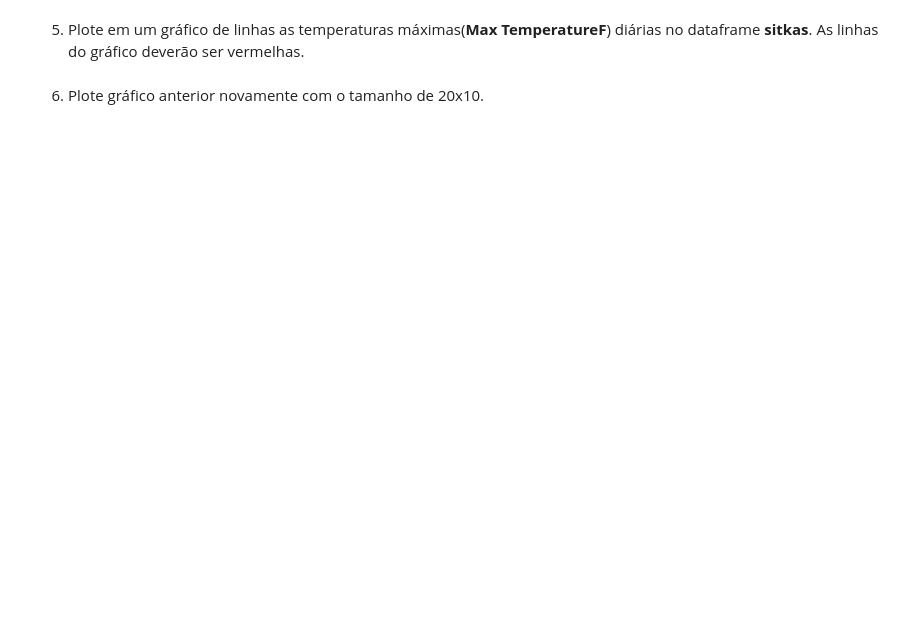
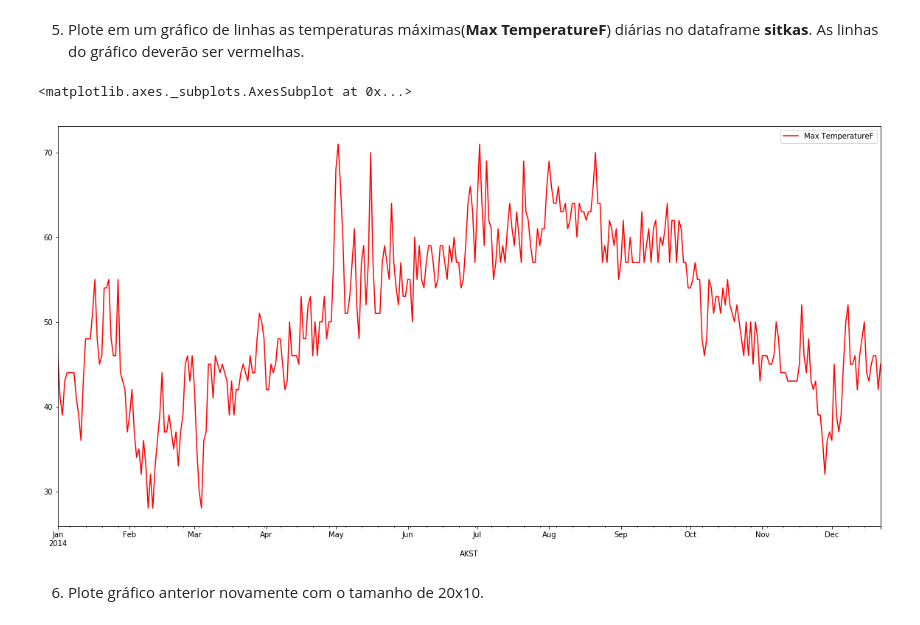
Before and after one commit to swatboss93/ciencia-de-dados, a Jupyter notebook: exercicios/aula 04/aula-4-maos-na-massa-4.ipynb, the cells around one changed output. Cells and saved outputs as stored; diff of their text form; code cells hidden in the pictures; blank space fills up the shorter version.

Commit message:
Exercicios de visualizaçao de dados

```diff
--- a/exercicios/aula 04/aula-4-maos-na-massa-4.ipynb
+++ b/exercicios/aula 04/aula-4-maos-na-massa-4.ipynb
@@ -4,0 +10,5 @@
+# %%
+url = 'https://raw.githubusercontent.com/ehmatthes/pcc/master/chapter_16/sitka_weather_2014.csv'
+file_path = 'datasets/sitka_weather_2014.csv'
+
+urlretrieve(url, file_path)
@@ -7,2 +36,5 @@
 # %% [markdown]
 3. Importe o arquivo **sitka_weather_2014.csv** para o dataframe **sitkas**. Mostre as colunas do dataframe **sitkas**.
+# %%
+sitkas = pd.read_csv(file_path, parse_dates=['AKST'])
+sitkas.columns
@@ -11,4 +62,9 @@
 # %% [markdown]
 5. Plote em um gráfico de linhas as temperaturas máximas(**Max TemperatureF**) diárias no dataframe **sitkas**. As linhas do gráfico deverão ser vermelhas.
+# %%
+sitkas.plot(kind='line', x='AKST', y='Max TemperatureF', color='red')
+# %% [output]
+<matplotlib.axes._subplots.AxesSubplot at 0x...>
+[figure, added]
 # %% [markdown]
 6. Plote gráfico anterior novamente com o tamanho de 20x10.
```
Also changed, not shown: parts of 16 cells of this notebook, 1 other file.
